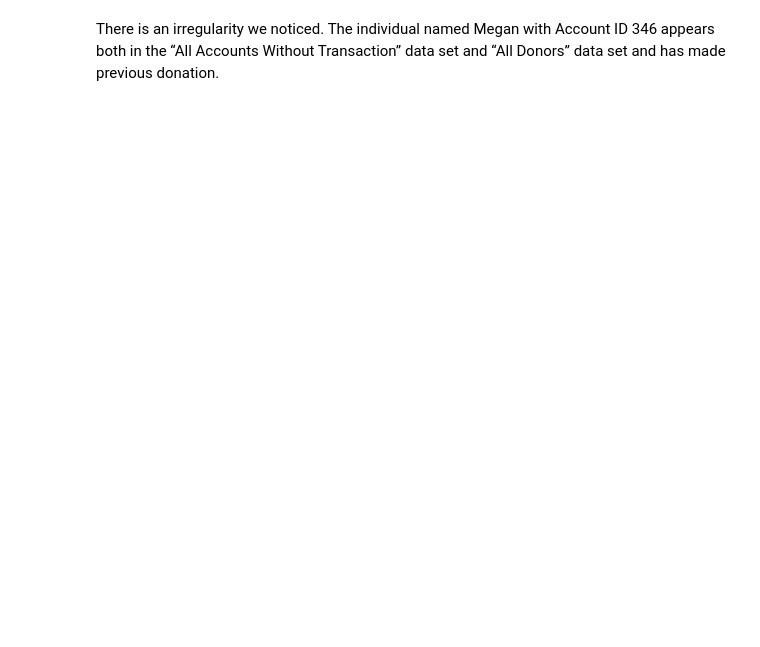
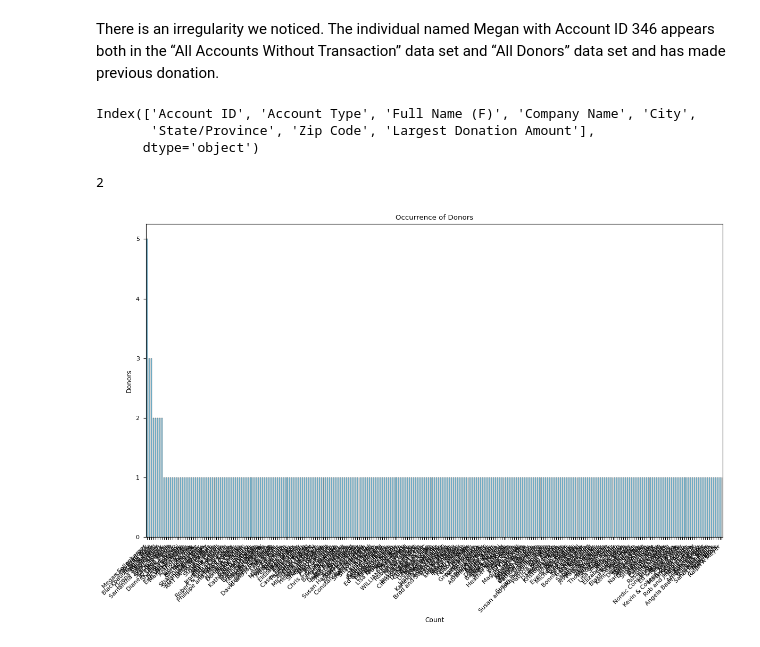
Before and after one commit to PrateekChand28/Biokind_repo, a Jupyter notebook: daiper_awareness.ipynb, the cells around one changed output. Saved outputs shown, nothing was run; the diff lists cells and outputs as text; code cells hidden in the pictures; blank space fills up the shorter version.

```diff
--- a/daiper_awareness.ipynb
+++ b/daiper_awareness.ipynb
@@ -327,3 +386,28 @@ irregularity.set_index('Account ID')
 | 4300 | Individual | Megan Sollenberger | CI Pediatric Therapy Centers | Madison | WI | 53718 | 1000.00 |
 # %% [markdown]
 There is an irregularity we noticed. The individual named Megan with Account ID 346 appears both in the “All Accounts Without Transaction” data set and “All Donors” data set and has made previous donation.
+# %%
+allDonorsClean = pd.read_csv("CleanedDonorDataSets/allDonorsClean.csv")
+# %%
+allDonorsClean.columns
+# %% [output]
+Index(['Account ID', 'Account Type', 'Full Name (F)', 'Company Name', 'City',
+       'State/Province', 'Zip Code', 'Largest Donation Amount'],
+      dtype='object')
+# %%
+count = len(allDonorsClean[allDonorsClean["Full Name (F)"] == "Donna Sollenberger" ])
+count
+# %% [output]
+2
+# %%
+count = allDonorsClean["Full Name (F)"].value_counts()
+plt.figure(figsize=(12, 8))
+count.plot(kind='bar', color='skyblue', edgecolor='black')
+plt.title('Occurrence of Donors')
+plt.xlabel('Count')
+plt.ylabel('Donors')
+plt.xticks(rotation=45, ha='right')  # Rotate x-axis labels for better readability
+plt.tight_layout()  # Adjust layout to prevent clipping of labels
+plt.show()
+# %% [output]
+[figure, added]
```
Also changed, not shown: parts of 44 cells of this notebook, 3 other files.
